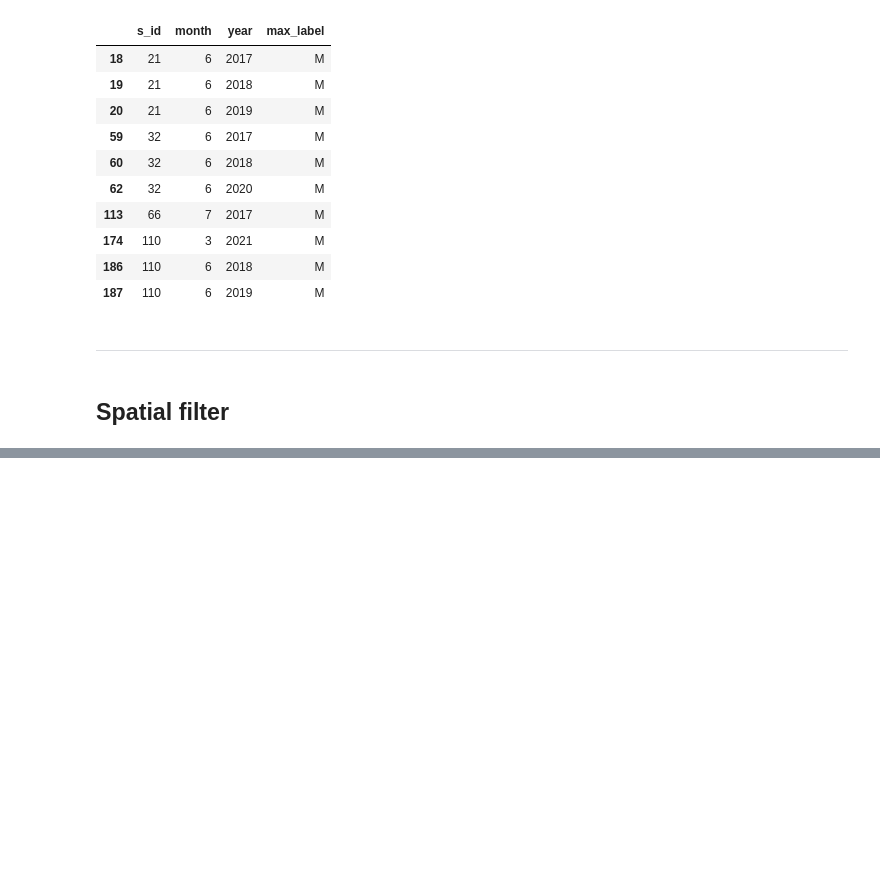
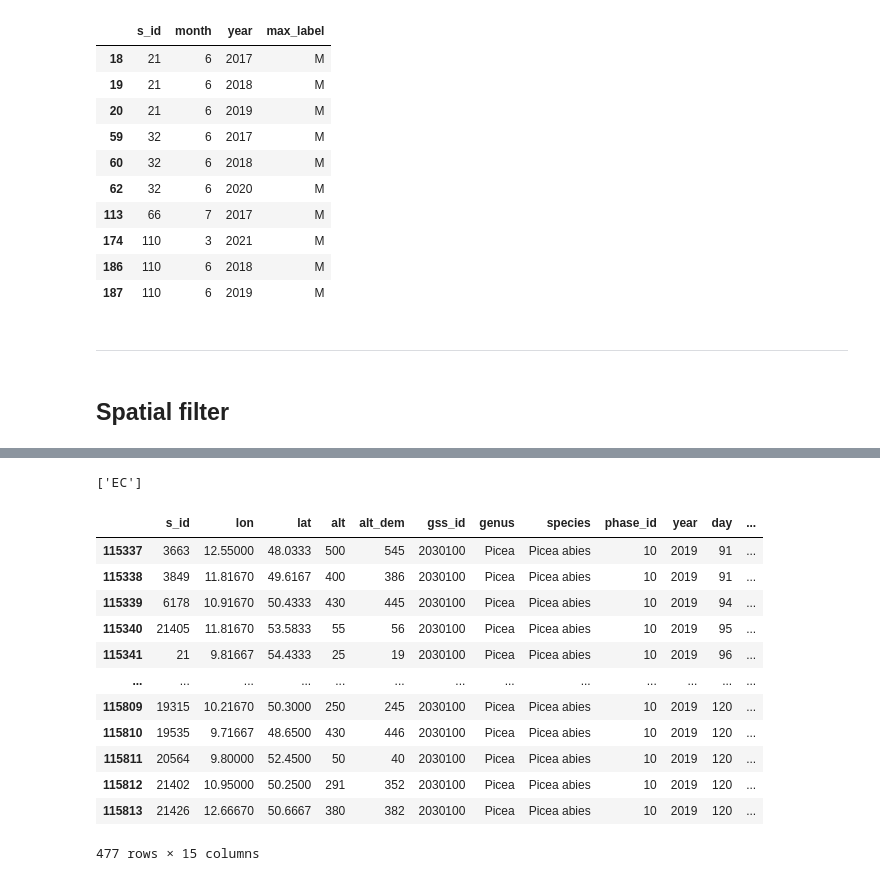
Before and after one commit to Vk0z/vitpheno, a Jupyter notebook: GEE/s2_patch_extraction_gee.ipynb, the cells around one changed output, grey strips where cells are left out. Drawn from its saved outputs; the diff is of its cells as text; code cells hidden in the pictures; blank space fills up the shorter version.

Commit message:
checking index lists and debugging them

```diff
--- a/GEE/s2_patch_extraction_gee.ipynb
+++ b/GEE/s2_patch_extraction_gee.ipynb
@@ -273,3 +472,11 @@ Somewhere around here the code should calculate the frequency of the label and d
+# %%
+def unique(list1):
+    x = np.array(list1)
+    print(np.unique(x))
+
+unique(result_list)
+# %% [output]
+['EC']
 # %%
 print("Creating patches for the image: ", Path(s2_image_path).name)
 
@@ -282,3 +489,19 @@ for i in range(0, len(minx_list)):
     print(f"\t Patch {i+1} out of {len(minx_list) + 1}")
     exportImage(s2_image_path, output_name, minx_list[i], miny_list[i], maxx_list[i], maxy_list[i])
 print('Patch creation completed!')
+# %%
+envelopes_gdf[(envelopes_gdf['year'] == 2019) & (envelopes_gdf['month'] == 4) & (envelopes_gdf['Label'] == 'EC')]
+# %% [output]
+|  | s_id | lon | lat | alt | alt_dem | gss_id | genus | species | phase_id | year | day | ... |
+| 115337 | 3663 | 12.55000 | 48.0333 | 500 | 545 | 2030100 | Picea | Picea abies | 10 | 2019 | 91 | ... |
+| 115338 | 3849 | 11.81670 | 49.6167 | 400 | 386 | 2030100 | Picea | Picea abies | 10 | 2019 | 91 | ... |
+| 115339 | 6178 | 10.91670 | 50.4333 | 430 | 445 | 2030100 | Picea | Picea abies | 10 | 2019 | 94 | ... |
+| 115340 | 21405 | 11.81670 | 53.5833 | 55 | 56 | 2030100 | Picea | Picea abies | 10 | 2019 | 95 | ... |
+| 115341 | 21 | 9.81667 | 54.4333 | 25 | 19 | 2030100 | Picea | Picea abies | 10 | 2019 | 96 | ... |
+| ... | ... | ... | ... | ... | ... | ... | ... | ... | ... | ... | ... | ... |
+| 115809 | 19315 | 10.21670 | 50.3000 | 250 | 245 | 2030100 | Picea | Picea abies | 10 | 2019 | 120 | ... |
+| 115810 | 19535 | 9.71667 | 48.6500 | 430 | 446 | 2030100 | Picea | Picea abies | 10 | 2019 | 120 | ... |
+| 115811 | 20564 | 9.80000 | 52.4500 | 50 | 40 | 2030100 | Picea | Picea abies | 10 | 2019 | 120 | ... |
+| 115812 | 21402 | 10.95000 | 50.2500 | 291 | 352 | 2030100 | Picea | Picea abies | 10 | 2019 | 120 | ... |
+| 115813 | 21426 | 12.66670 | 50.6667 | 380 | 382 | 2030100 | Picea | Picea abies | 10 | 2019 | 120 | ... |
+477 rows × 15 columns
```
Also changed, not shown: parts of 28 cells of this notebook.
